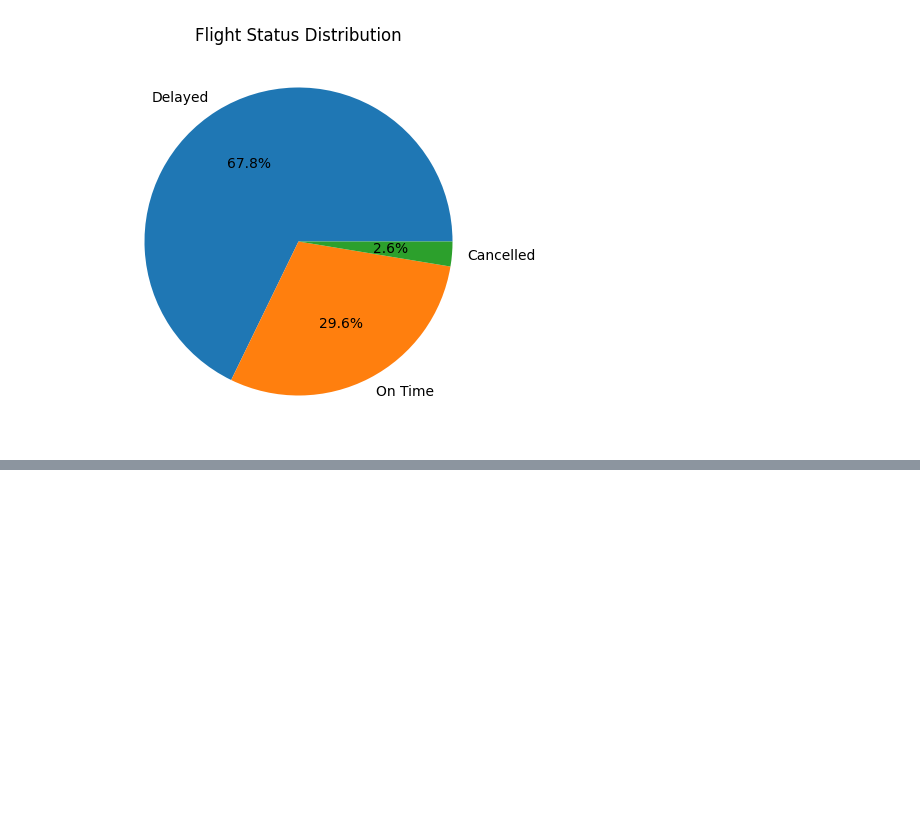
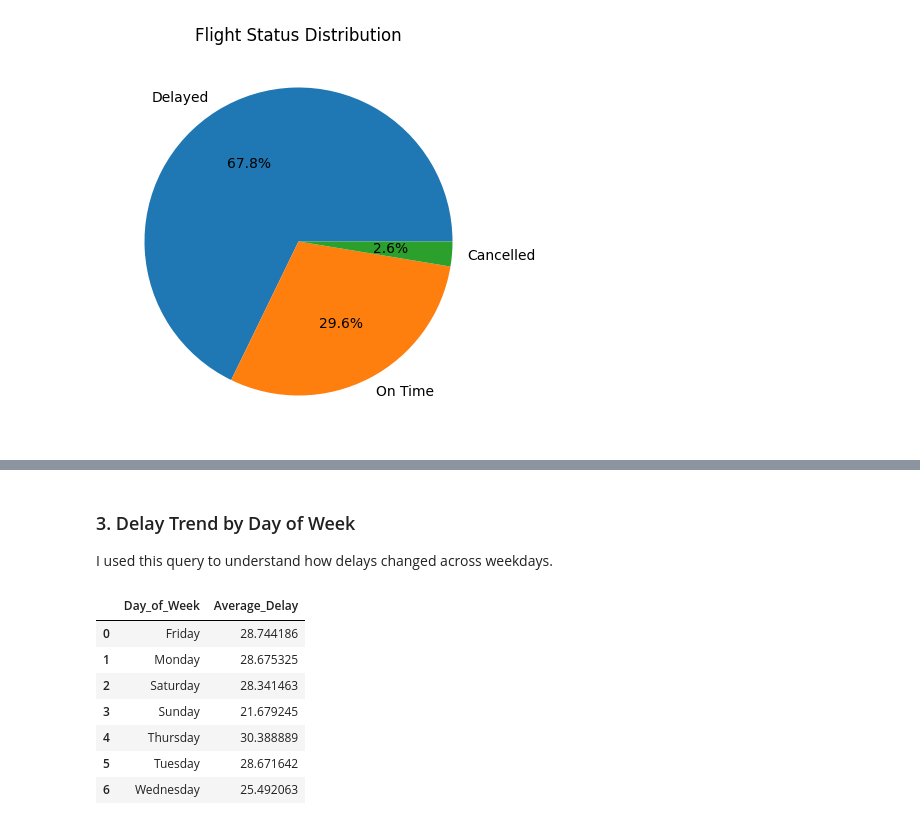
Before and after one commit to aadvikk/flight-delays-analysis, a Jupyter notebook: flight_operations_delay_analysis.ipynb, the cells around one changed output, grey strips where cells are left out. Drawn from its saved outputs; the diff is of its cells as text; code cells hidden in the pictures; blank space fills up the shorter version.

```diff
--- a/flight_operations_delay_analysis.ipynb
+++ b/flight_operations_delay_analysis.ipynb
@@ -316,0 +379,22 @@ plt.show()
+# %% [markdown]
+### 3. Delay Trend by Day of Week
+
+I used this query to understand how delays changed across weekdays.
+# %%
+query = """
+SELECT Day_of_Week,
+AVG(Delay_Minutes) AS Average_Delay
+FROM flights
+GROUP BY Day_of_Week;
+"""
+
+pd.read_sql(query, conn)
+# %% [output]
+|  | Day_of_Week | Average_Delay |
+| 0 | Friday | 28.744186 |
+| 1 | Monday | 28.675325 |
+| 2 | Saturday | 28.341463 |
+| 3 | Sunday | 21.679245 |
+| 4 | Thursday | 30.388889 |
+| 5 | Tuesday | 28.671642 |
+| 6 | Wednesday | 25.492063 |
```
Also changed, not shown: parts of 14 cells of this notebook.
